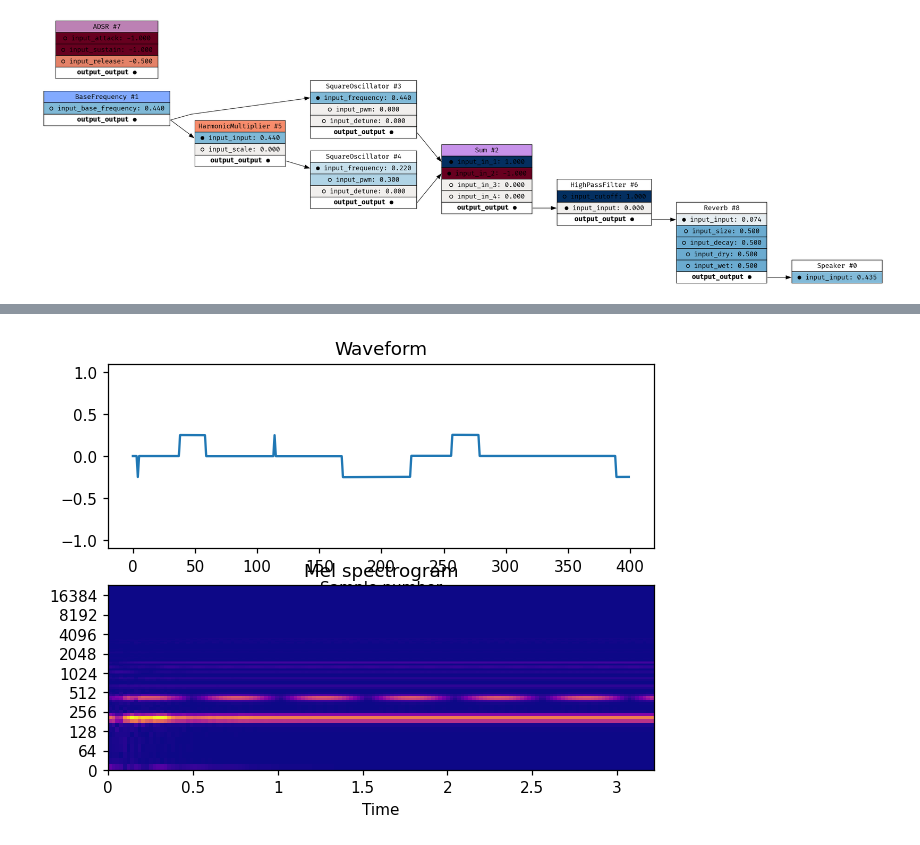
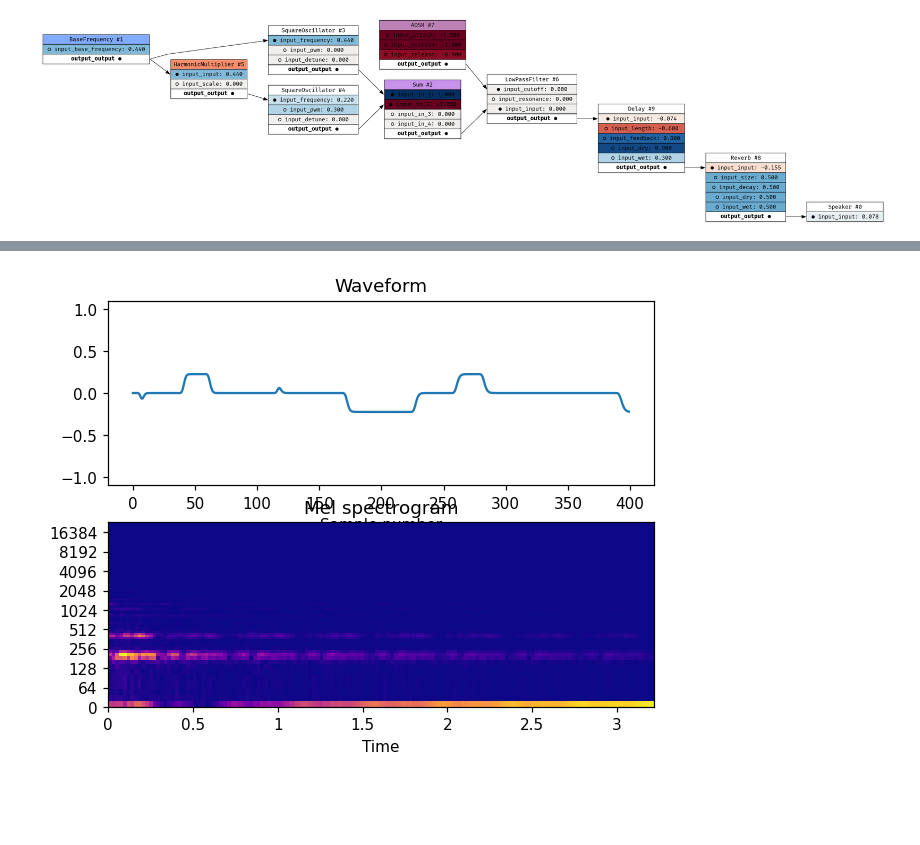
Before and after one commit to Wint3rmute/luthier, a Jupyter notebook: rust.ipynb, the cells around one changed output, grey strips where cells are left out. Cells and saved outputs as stored; diff of their text form; code cells hidden in the pictures; blank space fills up the shorter version.

Commit message:
Add delay effect

```diff
--- a/rust.ipynb
+++ b/rust.ipynb
@@ -66,49 +66,50 @@ def square_analog():
     graph.patch(s2, "output_output", mixer, "input_in_2")
     graph.patch(s, "output_output", mixer, "input_in_1")
 
-    # f = LowPassFilter()
-    f = HighPassFilter()
-
-    # f.input_cutoff = 0.0001
-    f.input_cutoff = 1.0
-    # f = graph.add_lowpass(f)
-    f = graph.add_highpass(f)
-
+    f = LowPassFilter()
+    # f = HighPassFilter()
+    f = graph.add_lowpass(f)
+    # f = graph.add_highpass(f)
 
     filter_adsr = ADSR()
     filter_adsr.input_attack = -1.0
     filter_adsr.input_sustain = -1.0
-    filter_adsr.input_release = -0.5
+    filter_adsr.input_release = -0.9
     filter_adsr = graph.add_adsr(filter_adsr)
-    # graph.patch(filter_adsr, "output_output",  f, "input_cutoff")
+    graph.patch(filter_adsr, "output_output",  f, "input_cutoff")
 
     # osc_mult = Multiplier()
     # osc_mult.input_scale = 1.0
     # osc_mult = graph.add_multiplier(osc_mult)
 
     r = Reverb()
     r = graph.add_reverb(r)
 
+    d = Delay()
+    d.input_length = -0.6
+    d.input_feedback = 0.8
+    d = graph.add_delay(d)
+
     graph.patch(mixer, "output_output", f, "input_input")
-    graph.patch(f, "output_output", r, "input_input")
+    graph.patch(f, "output_output", d, "input_input")
+    graph.patch(d, "output_output", r, "input_input")
     graph.patch(r, "output_output", graph.speaker_node_id, "input_input")
-
 
     return graph
 
 graph = square_analog()
 # graph.randomize_inputs()
 audio = Sample(graph.play(SAMPLE_RATE*7))
 target_audio = audio
 display(Image(graph.draw()))
 
 fig, (ax, ax2) = plt.subplots(2)
 audio.plot_waveform(ax)
 audio.plot_spectrogram(ax2)
 audio.show_player()
 
 plt.show()
 # %% [output]
-[figure, old version]
+[figure, new version]
 [interactive output not drawn]
-[figure, old version]
+[figure, new version]
```
Also changed, not shown: parts of 2 cells of this notebook, 3 other files.
